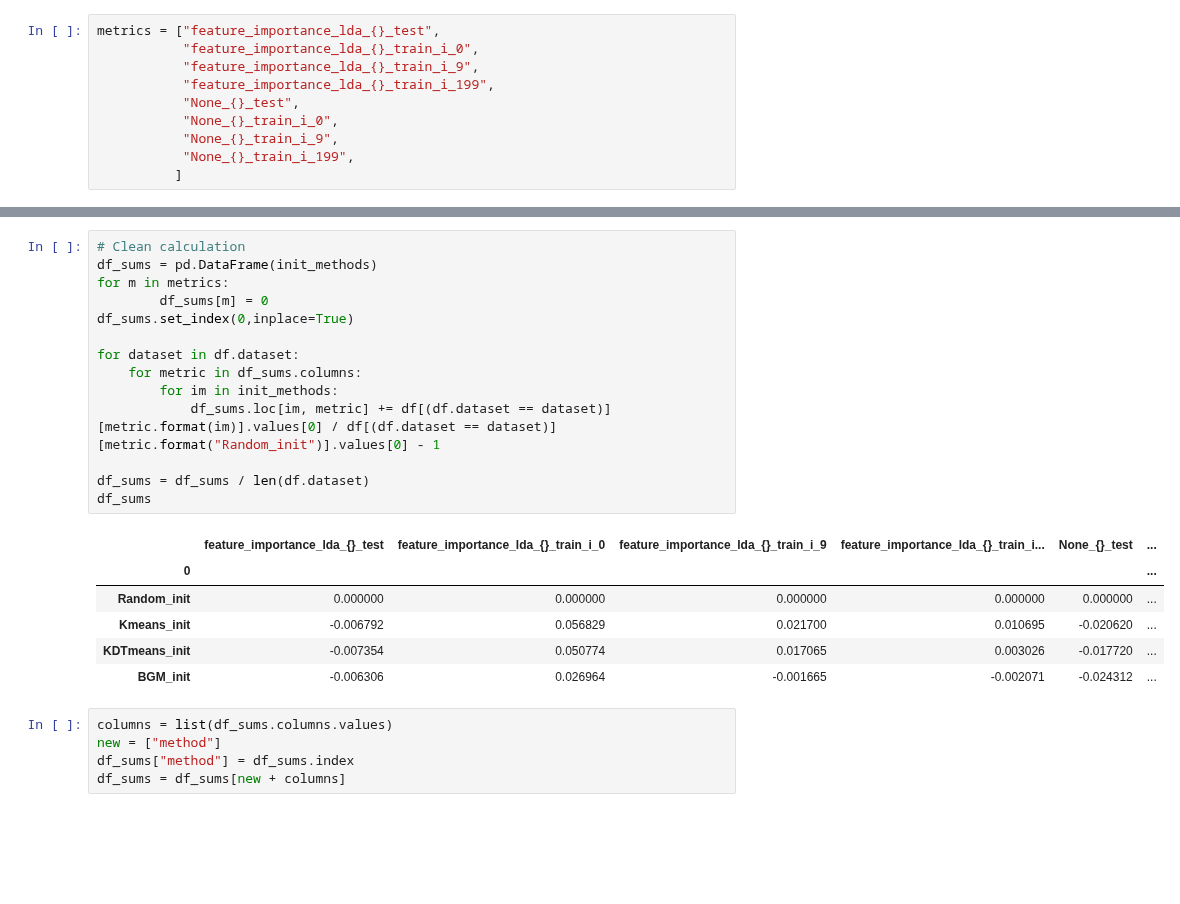
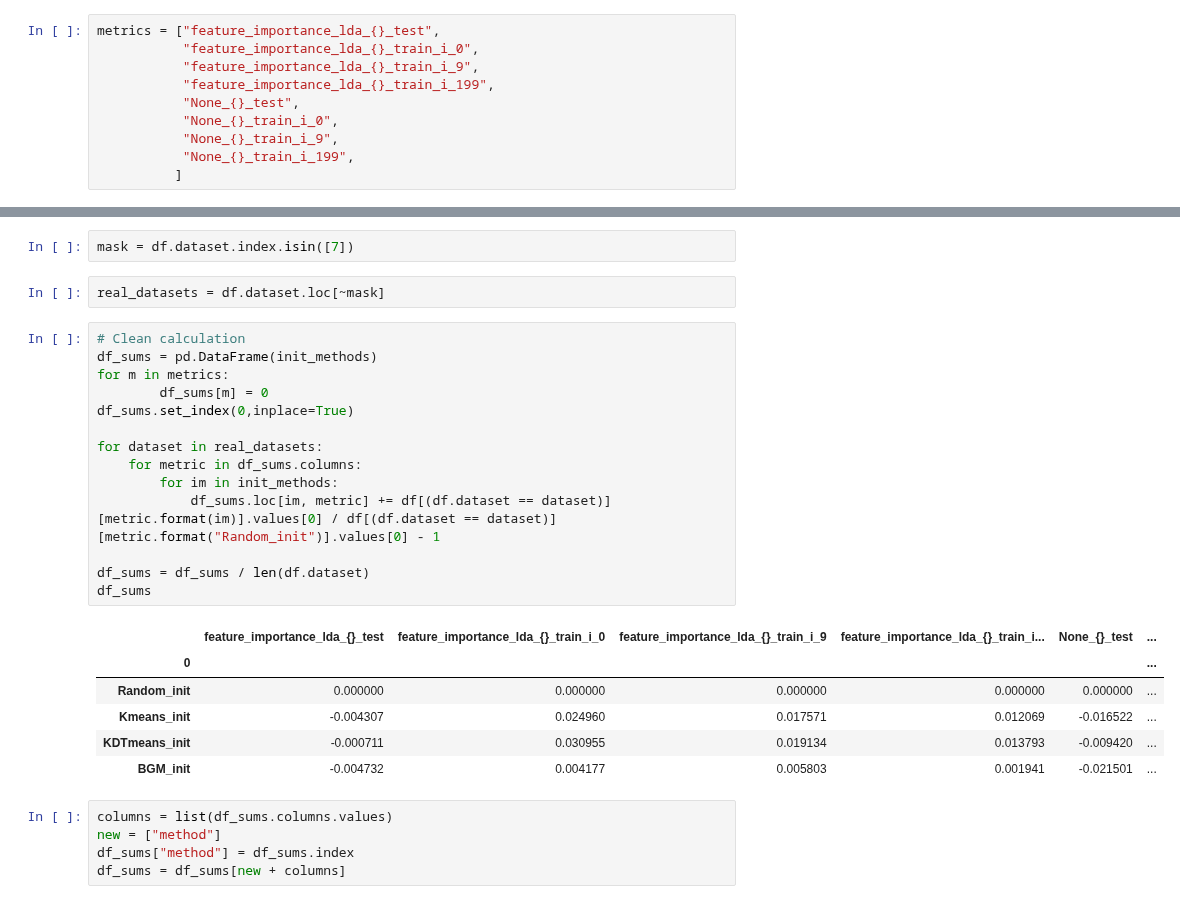
Before and after one commit to simsal0r/mixture-of-decision-trees, a Jupyter notebook: benchmarks/analysis_ex3_initialization_methods.ipynb, the cells around one changed output, grey strips where cells are left out. Saved outputs shown, nothing was run; the diff lists cells and outputs as text; blank space fills up the shorter version.

```diff
--- a/benchmarks/analysis_ex3_initialization_methods.ipynb
+++ b/benchmarks/analysis_ex3_initialization_methods.ipynb
@@ -224,24 +240,28 @@ df_sums
+# %%
+mask = df.dataset.index.isin([7])
+# %%
+real_datasets = df.dataset.loc[~mask]
 # %%
 # Clean calculation
 df_sums = pd.DataFrame(init_methods)
 for m in metrics:
         df_sums[m] = 0
 df_sums.set_index(0,inplace=True)
 
-for dataset in df.dataset:
+for dataset in real_datasets:
     for metric in df_sums.columns:
         for im in init_methods:
             df_sums.loc[im, metric] += df[(df.dataset == dataset)][metric.format(im)].values[0] / df[(df.dataset == dataset)][metric.format("Random_init")].values[0] - 1
 
 df_sums = df_sums / len(df.dataset)
 df_sums
 # %% [output]
 |  | feature_importance_lda_{}_test | feature_importance_lda_{}_train_i_0 | feature_importance_lda_{}_train_i_9 | feature_importance_lda_{}_train_i... | None_{}_test | ... |
 | 0 |  |  |  |  |  | ... |
 | Random_init | 0.000000 | 0.000000 | 0.000000 | 0.000000 | 0.000000 | ... |
-| Kmeans_init | -0.006792 | 0.056829 | 0.021700 | 0.010695 | -0.020620 | ... |
-| KDTmeans_init | -0.007354 | 0.050774 | 0.017065 | 0.003026 | -0.017720 | ... |
-| BGM_init | -0.006306 | 0.026964 | -0.001665 | -0.002071 | -0.024312 | ... |
+| Kmeans_init | -0.004307 | 0.024960 | 0.017571 | 0.012069 | -0.016522 | ... |
+| KDTmeans_init | -0.000711 | 0.030955 | 0.019134 | 0.013793 | -0.009420 | ... |
+| BGM_init | -0.004732 | 0.004177 | 0.005803 | 0.001941 | -0.021501 | ... |
 # %%
 columns = list(df_sums.columns.values)
 new = ["method"]
```
Also changed, not shown: parts of 11 cells of this notebook, 12 other files.
